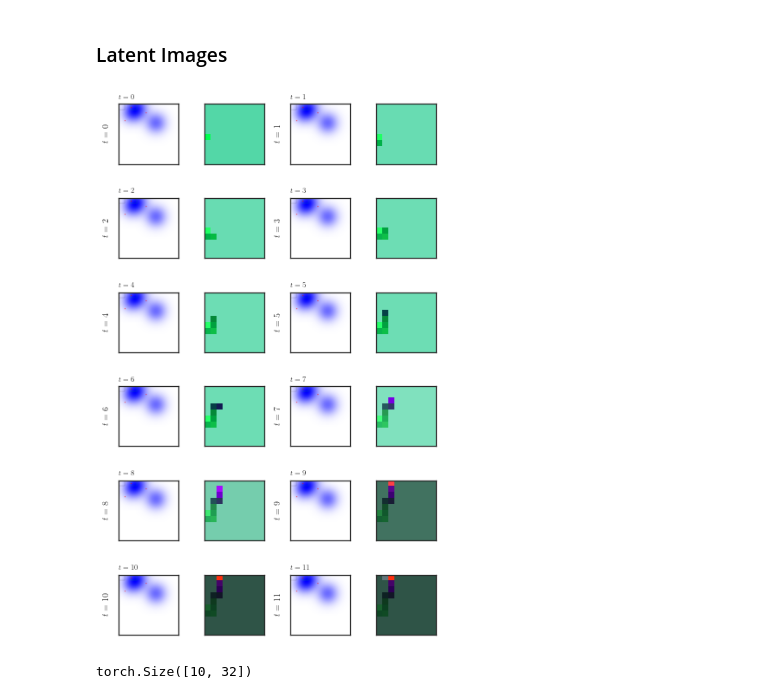
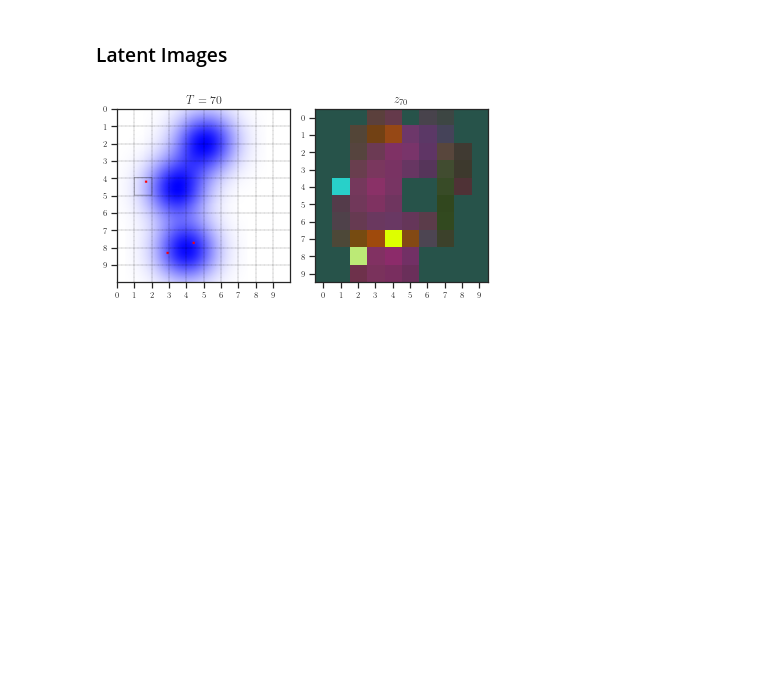
Before and after one commit to fumlig/visualsearch, a Jupyter notebook: plot.ipynb, the cells around one changed output. Drawn from its saved outputs; the diff is of its cells as text; code cells hidden in the pictures; blank space fills up the shorter version.

```diff
--- a/plot.ipynb
+++ b/plot.ipynb
@@ -156,7 +156,7 @@ from matplotlib.colors import ListedColormap, BoundaryNorm
 from test import play
 
 
-def plot_path(env_id, agent=None, model=None, device=None, seed=None, xlabel="$p_1$", ylabel="$p_0$"):
+def plot_path(env_id, agent=None, model=None, device=None, seed=None, xlabel="$p_{t,1}$", ylabel="$p_{t,0}$", tlabel="step $t$"):
     assert agent is not None or model is not None
     assert model is None or device is not None
 
@@ -192,11 +192,10 @@ def plot_path(env_id, agent=None, model=None, device=None, seed=None, xlabel="$p
     ax.set_xlabel(xlabel)
     ax.invert_yaxis()
 
-    ax.grid(color="black", linestyle='--', linewidth=0.25)
-    ax.legend(frameon=False)
+    ax.legend()
 
     sm = plt.cm.ScalarMappable(cmap=cmap, norm=plt.Normalize(0, len(path)))
-    fig.colorbar(sm, label="time step")
+    fig.colorbar(sm, label=tlabel)
 
     fig.tight_layout()
 
@@ -209,15 +208,9 @@ MODELS = [("lstm", "models/gaussian/lstm/0.pt"), ("map", "models/gaussian/map/0.
 
 env = gym.make(ENV_ID)
 env.reset(seed=SEED)
-img = env.render()
 
 fig, ax = plt.subplots(figsize=figsize())
-#ax.grid(color="black", linestyle='--', linewidth=0.25)
-ax.set_yticks(range(0, img.shape[0], env.view[0]))
-ax.set_xticks(range(0, img.shape[1], env.view[1]))
-ax.set_yticklabels(range(env.shape[0]))
-ax.set_xticklabels(range(env.shape[1]))
-ax.imshow(img)
+env.plot(ax, inset=False)
 
 fig.tight_layout()
 fig.savefig(figpath(f"path-scene", format="pgf"), dpi=300)
@@ -515,74 +499,48 @@ import numpy as np
 import rl
 import gym
 import gym_search
 
 from sklearn.decomposition import PCA
 
-rows, cols = 6, 2
-fig, axs = plt.subplots(6, cols*2, figsize=(TEXTWIDTH_IN, TEXTHEIGHT_IN))
 
-steps = rows*cols
-seed = 40
+fig, (ax_env, ax_map) = plt.subplots(1, 2, figsize=figsize())
+
+seed = 0
 env = gym.make("Gaussian-v0")
 device = th.device("cpu")
 model = th.load("models/gaussian/map/0.pt").to(device)
 
 obs = env.reset(seed=seed)
 done = False
 state = model.initial(1)
 
-maps = []
-
-for t in range(steps):
+while not done:
     with th.no_grad():
         obs = {key: th.tensor(o).float().unsqueeze(0).to(device) for key, o in obs.items()}
         act, state = model.predict(obs, state, done=th.tensor(done).float().unsqueeze(0).to(device), deterministic=False)
 
     obs, rew, done, info = env.step(act)
 
-    m = state[0].squeeze().cpu()
-    maps.append(m)
+map = state[0].squeeze().cpu()
 
-pca = PCA(n_components=3, svd_solver="full")
-#pca.fit(maps[-1].flatten(1).transpose(0, 1))
-img = pca.fit_transform(th.stack([v for v in maps[-1].flatten(1).transpose(0, 1) if v.count_nonzero()]))
+def map_img(map):
+    pca = PCA(n_components=3)
 
-def map_img(m):
-    s = m.shape[1:]
-    m = m.flatten(1).transpose(0, 1)
-    m = pca.transform(m)
-    m = m.reshape(*s, 3)
-    m -= m.min()
-    m /= m.max()
-    return m
+    img = pca.fit_transform(map.flatten(1).transpose(0, 1)).reshape(*map.shape[1:], 3)
+    img -= img.min()
+    img /= img.max()
 
-for row in range(rows):
-    for col in range(cols):
-        t = row*cols + col
-        m = maps[t]
+    return img
 
-        axl, axr = axs[row][col*2:col*2+2]
+env.plot(ax_env, inset=False)
+ax_env.set_title(fr"$T = {env.num_steps}$")
 
-        #vis = th.linalg.vector_norm(m, ord=ord, dim=0)
-        vis = map_img(m)
-
-        axl.set_xticks([])
-        axl.set_yticks([])
-        axr.set_xticks([])
-        axr.set_yticks([])
-
-        axl.imshow(env.render())
-        axr.imshow(vis, extent=(0, 10, 10, 0), vmin=0, vmax=1)
-
-        axl.set_ylabel(fr"$t = {t}$")
-        axl.set_title(fr"$t = {t}$", fontsize=8, loc="left")
-
+ax_map.imshow(map_img(map))
+ax_map.set_xticks(range(env.shape[0]))
+ax_map.set_yticks(range(env.shape[1]))
+ax_map.set_title(fr"$z_{{{env.num_steps}}}$")
 
 fig.tight_layout()
 fig.savefig(figpath("memory", format="pgf"), dpi=300, bbox_inches='tight')
 # %% [output]
-[figure, old version]
+[figure, new version]
-# %%
-th.stack([v for v in maps[-1].flatten(1).transpose(0, 1) if v.count_nonzero()])
-# %% [output]
-torch.Size([10, 32])
```
Also changed, not shown: parts of 7 cells of this notebook, 23 other files.
